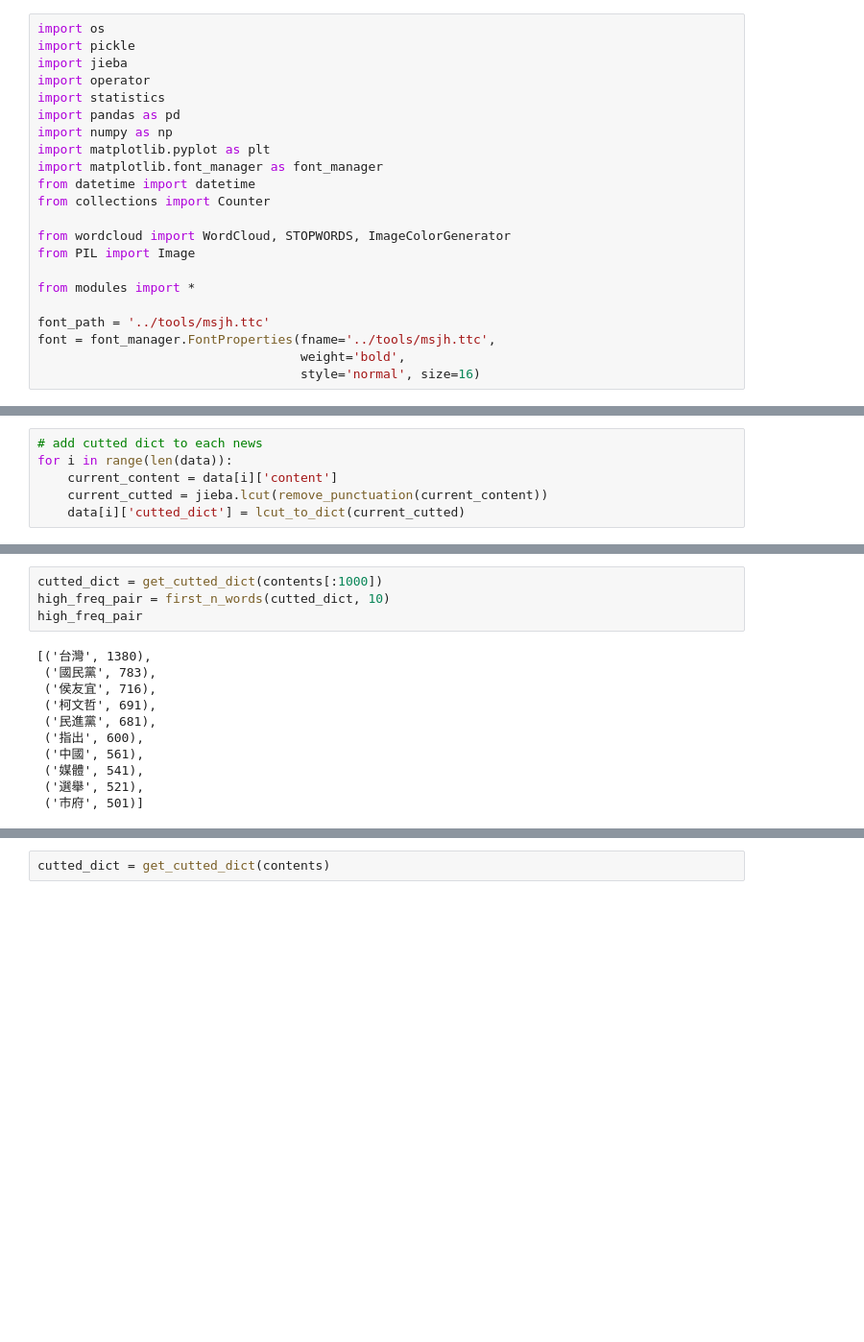
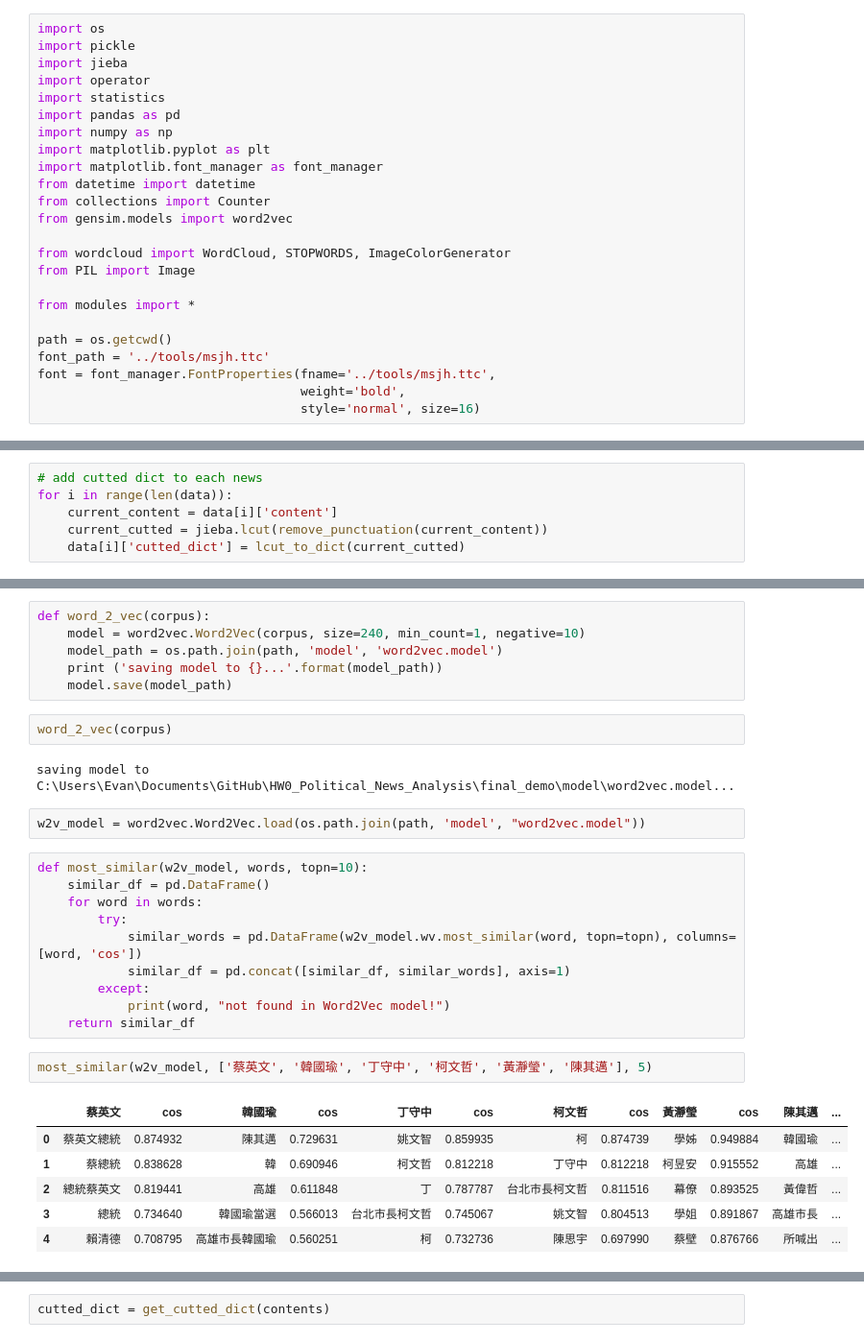
Before and after one commit to A2Zntu/HW0_Political_News_Analysis, a Jupyter notebook: final_demo/final_report.ipynb, the cells around one changed output, grey strips where cells are left out. Shown at 96% size. Cells and saved outputs as stored; diff of their text form; blank space fills up the shorter version.

```diff
--- a/final_demo/final_report.ipynb
+++ b/final_demo/final_report.ipynb
@@ -31,12 +31,14 @@ import matplotlib.pyplot as plt
 import matplotlib.font_manager as font_manager
 from datetime import datetime
 from collections import Counter
+from gensim.models import word2vec
 
 from wordcloud import WordCloud, STOPWORDS, ImageColorGenerator
 from PIL import Image
 
 from modules import *
 
+path = os.getcwd()
 font_path = '../tools/msjh.ttc'
 font = font_manager.FontProperties(fname='../tools/msjh.ttc',
                                    weight='bold',
@@ -150,15 +133,31 @@ get_coshow(contents[:1000])[:10]
-# %%
-cutted_dict = get_cutted_dict(contents[:1000])
-high_freq_pair = first_n_words(cutted_dict, 10)
-high_freq_pair
-# %% [output]
-[('台灣', 1380),
- ('國民黨', 783),
- ('侯友宜', 716),
- ('柯文哲', 691),
- ('民進黨', 681),
- ('指出', 600),
- ('中國', 561),
- ('媒體', 541),
- ('選舉', 521),
- ('市府', 501)]
+# %%
+def word_2_vec(corpus):
+    model = word2vec.Word2Vec(corpus, size=240, min_count=1, negative=10)
+    model_path = os.path.join(path, 'model', 'word2vec.model')
+    print ('saving model to {}...'.format(model_path))
+    model.save(model_path)
+# %%
+word_2_vec(corpus)
+# %% [output]
+saving model to C:\Users\Evan\Documents\GitHub\HW0_Political_News_Analysis\final_demo\model\word2vec.model...
+# %%
+w2v_model = word2vec.Word2Vec.load(os.path.join(path, 'model', "word2vec.model"))
+# %%
+def most_similar(w2v_model, words, topn=10):
+    similar_df = pd.DataFrame()
+    for word in words:
+        try:
+            similar_words = pd.DataFrame(w2v_model.wv.most_similar(word, topn=topn), columns=[word, 'cos'])
+            similar_df = pd.concat([similar_df, similar_words], axis=1)
+        except:
+            print(word, "not found in Word2Vec model!")
+    return similar_df
+# %%
+most_similar(w2v_model, ['蔡英文', '韓國瑜', '丁守中', '柯文哲', '黃瀞瑩', '陳其邁'], 5)
+# %% [output]
+|  | 蔡英文 | cos | 韓國瑜 | cos | 丁守中 | cos | 柯文哲 | cos | 黃瀞瑩 | cos | 陳其邁 | ... |
+| 0 | 蔡英文總統 | 0.874932 | 陳其邁 | 0.729631 | 姚文智 | 0.859935 | 柯 | 0.874739 | 學姊 | 0.949884 | 韓國瑜 | ... |
+| 1 | 蔡總統 | 0.838628 | 韓 | 0.690946 | 柯文哲 | 0.812218 | 丁守中 | 0.812218 | 柯昱安 | 0.915552 | 高雄 | ... |
+| 2 | 總統蔡英文 | 0.819441 | 高雄 | 0.611848 | 丁 | 0.787787 | 台北市長柯文哲 | 0.811516 | 幕僚 | 0.893525 | 黃偉哲 | ... |
+| 3 | 總統 | 0.734640 | 韓國瑜當選 | 0.566013 | 台北市長柯文哲 | 0.745067 | 姚文智 | 0.804513 | 學姐 | 0.891867 | 高雄市長 | ... |
+| 4 | 賴清德 | 0.708795 | 高雄市長韓國瑜 | 0.560251 | 柯 | 0.732736 | 陳思宇 | 0.697990 | 蔡壁 | 0.876766 | 所喊出 | ... |
```
Also changed, not shown: parts of 23 cells of this notebook, 2 other files.
